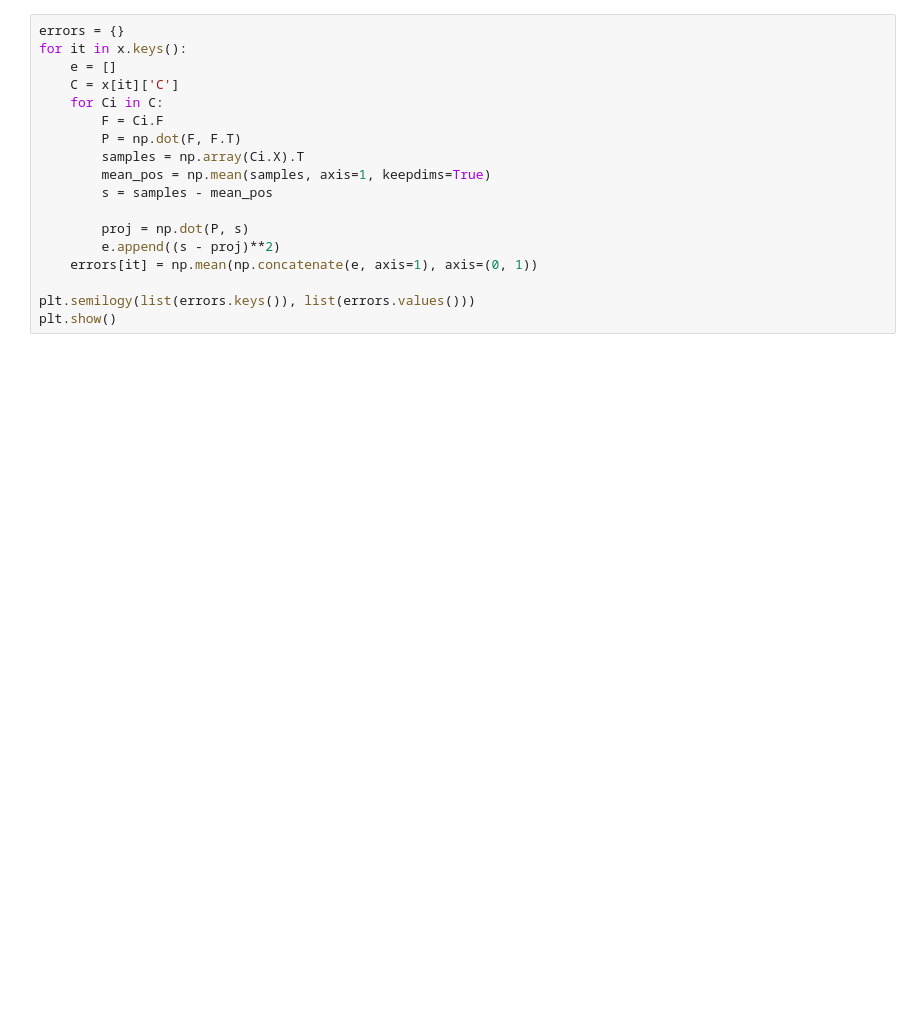
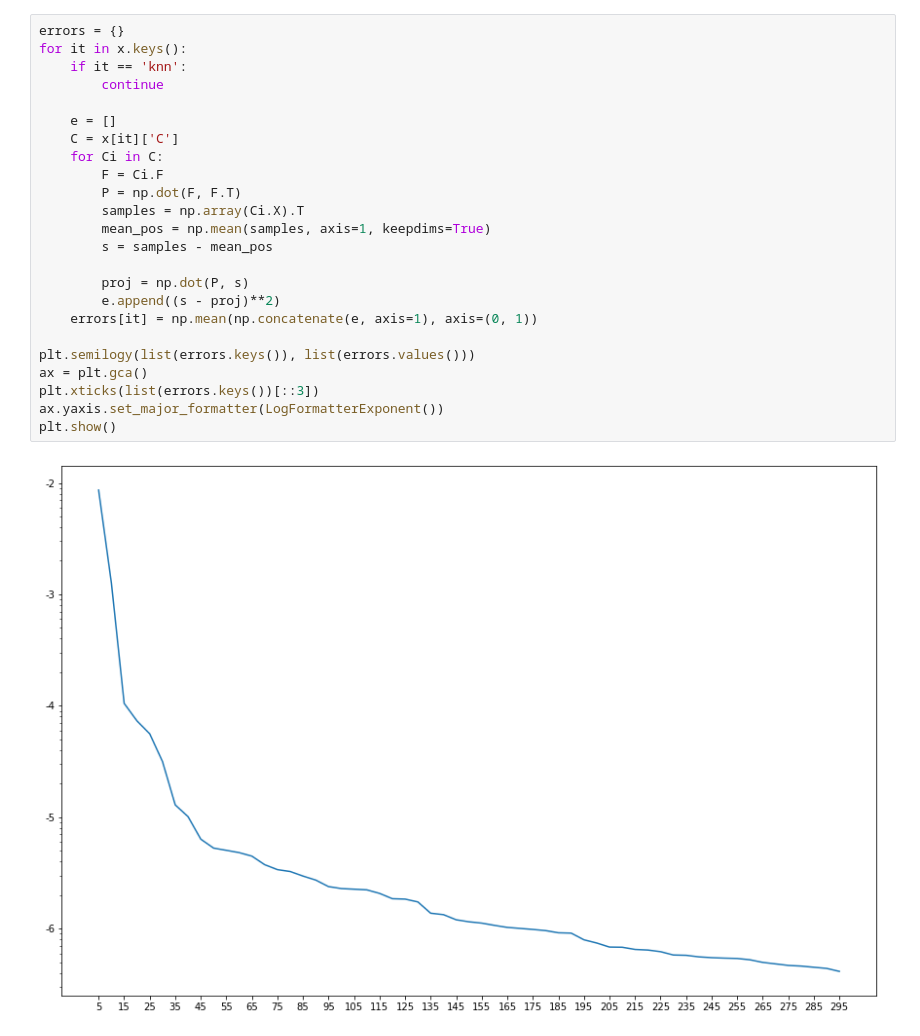
Before and after one commit to JunkyByte/ACDT, a Jupyter notebook: src/visual_saved.ipynb, the cells around one changed output. Drawn from its saved outputs; the diff is of its cells as text; blank space fills up the shorter version.

```diff
--- a/src/visual_saved.ipynb
+++ b/src/visual_saved.ipynb
@@ -41,18 +36,26 @@ elif C[0].X[0].shape[0] == 3:
 # %%
 errors = {}
 for it in x.keys():
+    if it == 'knn':
+        continue
+
     e = []
     C = x[it]['C']
     for Ci in C:
         F = Ci.F
         P = np.dot(F, F.T)
         samples = np.array(Ci.X).T
         mean_pos = np.mean(samples, axis=1, keepdims=True)
         s = samples - mean_pos
 
         proj = np.dot(P, s)
         e.append((s - proj)**2)
     errors[it] = np.mean(np.concatenate(e, axis=1), axis=(0, 1))
 
 plt.semilogy(list(errors.keys()), list(errors.values()))
+ax = plt.gca()
+plt.xticks(list(errors.keys())[::3])
+ax.yaxis.set_major_formatter(LogFormatterExponent())
 plt.show()
+# %% [output]
+[figure, added]
```
Also changed, not shown: parts of 4 cells of this notebook, 5 other files.
